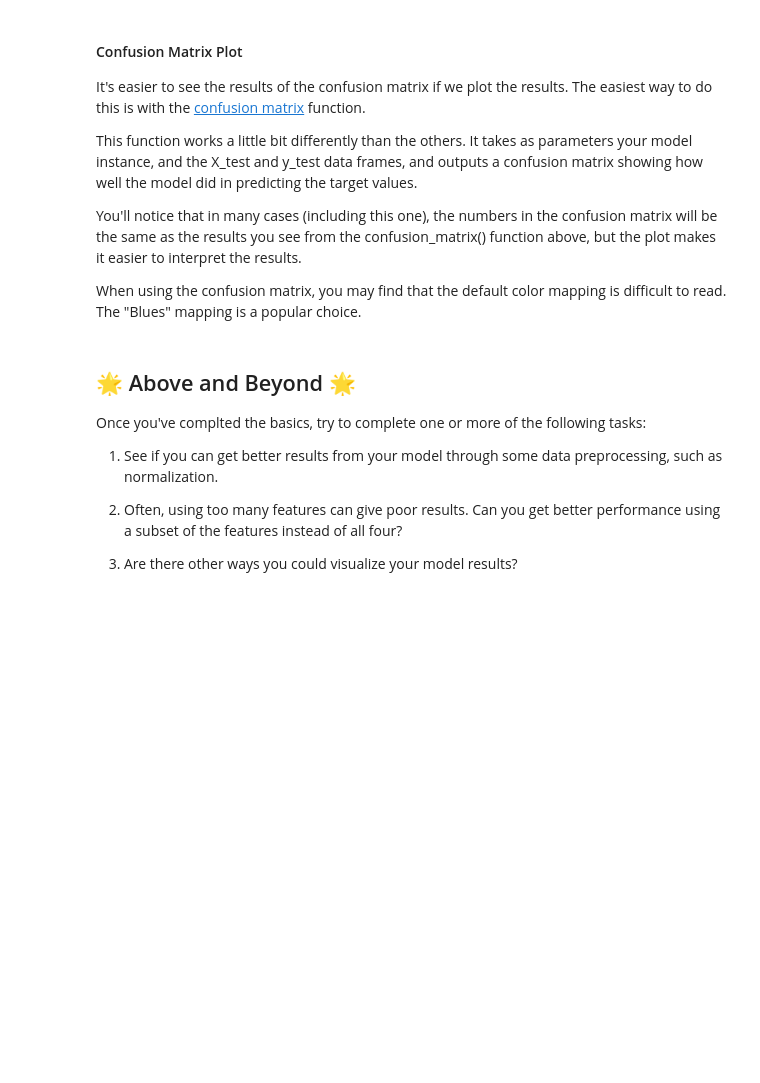
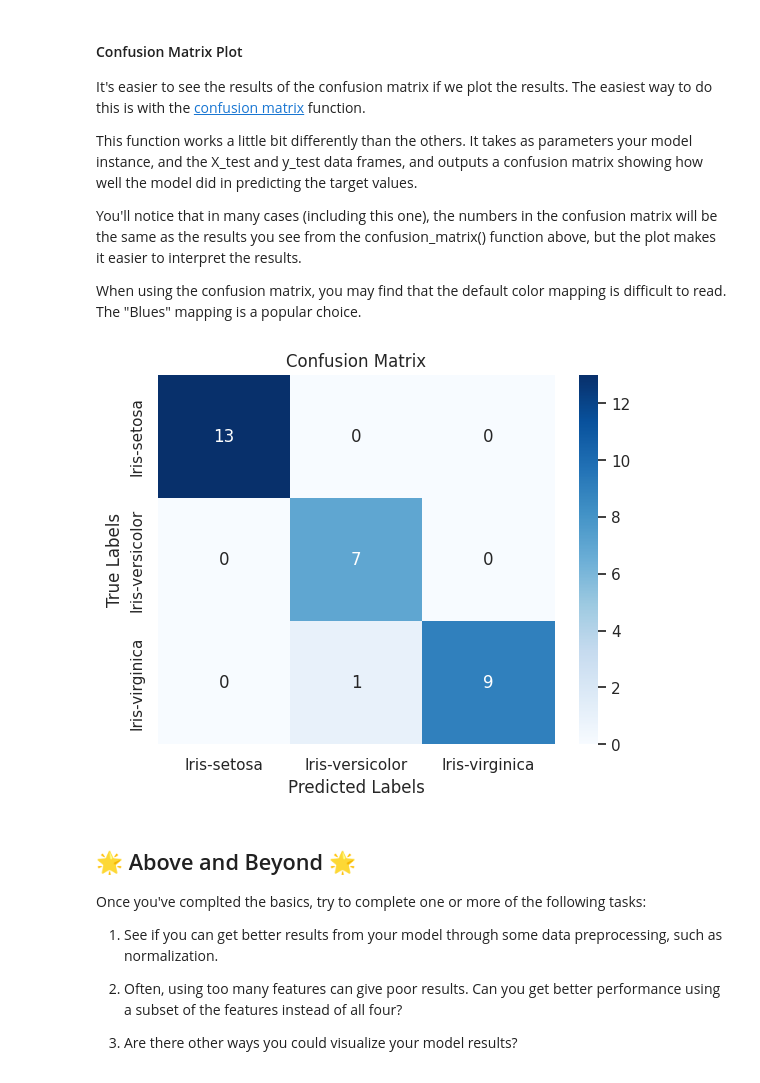
Before and after one commit to josegabrielguerrero26/CSE450-machinelearning, a Jupyter notebook: notebooks/Exploration_04.ipynb, the cells around one changed output. Saved outputs shown, nothing was run; the diff lists cells and outputs as text; code cells hidden in the pictures; blank space fills up the shorter version.

```diff
--- a/notebooks/Exploration_04.ipynb
+++ b/notebooks/Exploration_04.ipynb
@@ -285,6 +287,23 @@ Sometimes, this is called "fitting the data to the model", so in sklearn, we per
 # %%
 # Call the "fit" method of the classifier instance we created in step 4.
 # Pass it the X_train and y_train data so that it can learn to make predictions
-ins.fit(X_train, y_train)
+clf.fit(X_train, y_train)
 # %% [output]
 KNeighborsClassifier(n_neighbors=3)
+# %%
+#look at the Division
+import plotly.express as px
+
+clf.fit(X_train, y_train)
+y_score = clf.predict_proba(X_test)[:, 1]
+
+
+fig = px.scatter(
+    X_test,
+    color=y_score, color_continuous_scale='RdBu',
+    symbol=y_test, symbol_map={'0': 'circle', '1': 'square','3': 'triangle','3': 'diamond'},
+    labels={'symbol': 'label', 'color': 'score of <br>first class'}
+)
+fig.update_traces(marker_size=12, marker_line_width=1.5)
+fig.update_layout(legend_orientation='h')
+fig.show()
@@ -309,6 +330,6 @@ Since this is a classification model, there are two different methods we can use
 # %%
 # Use the predict() method to get a list of predictions for the samples in our
 # test data. Then output those predictions
-test_predictions=ins.predict(X_test)
+test_predictions=clf.predict(X_test)
 test_predictions
 # %% [output]
@@ -367,6 +391,9 @@ We can get this information from the [confusion_matrix](https://scikit-learn.org
 # %%
 # Import the confusion_matrix function and use it to generate a confusion
 # matrix of our model results.
+from sklearn.metrics import confusion_matrix
+
+cm = confusion_matrix(y_test, test_predictions)
 # %% [markdown]
 #### Confusion Matrix Plot
 
@@ -383,3 +407,21 @@ When using the confusion matrix, you may find that the default color mapping is
+# %%
+# Import the plot_confusion_matrix function and use it to plot the confusion
+# matrix for the test data.
+import numpy as np
+import matplotlib.pyplot as plt
+sns.set()
+
+unique_labels = np.unique(y_test)
+
+sns.heatmap(cm,fmt="d", annot=True, cmap="Blues",
+             xticklabels=unique_labels, yticklabels=unique_labels)
+
+plt.xlabel('Predicted Labels')
+plt.ylabel('True Labels')
+plt.title('Confusion Matrix')
+plt.show()
+# %% [output]
+[figure, added]
 # %% [markdown]
 ## 🌟 Above and Beyond 🌟
 
```
Also changed, not shown: parts of 11 cells of this notebook.
